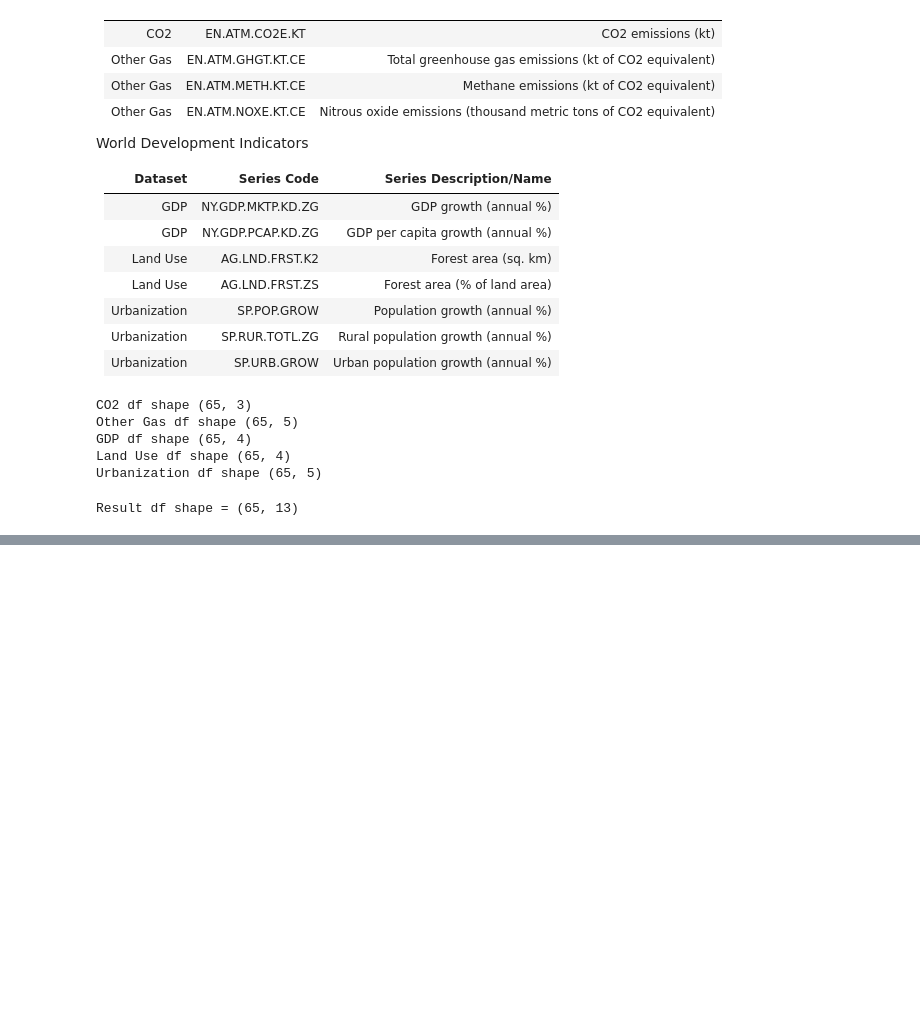
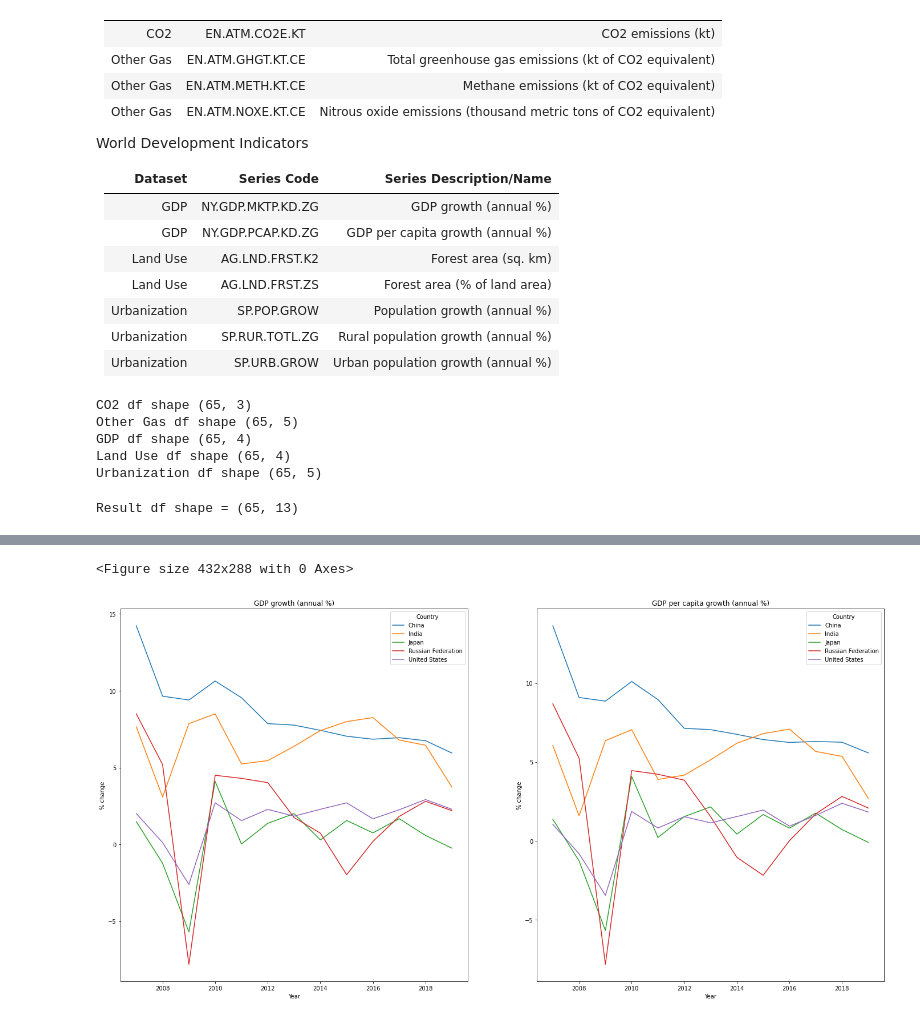
Before and after one commit to jords-santiago/humans_are_pollutants, a Jupyter notebook: 02_SourceCodes/01_Python_JupyterNotebook/02_Analysis_World_Bank_Devt_vs_Environment.ipynb, the cells around one changed output, grey strips where cells are left out. Drawn from its saved outputs; the diff is of its cells as text; code cells hidden in the pictures; blank space fills up the shorter version.

```diff
--- a/02_SourceCodes/01_Python_JupyterNotebook/02_Analysis_World_Bank_Devt_vs_Environment.ipynb
+++ b/02_SourceCodes/01_Python_JupyterNotebook/02_Analysis_World_Bank_Devt_vs_Environment.ipynb
@@ -82,0 +127,15 @@ Result df shape = (65, 13)
+# %%
+plt.clf()
+fig, axes = plt.subplots(1, 2, figsize=(24,12))
+axes[0].set_ylabel('% change')
+axes[1].set_ylabel('% change')
+
+axes[0].set_title('GDP growth (annual %)')
+axes[1].set_title('GDP per capita growth (annual %)')
+
+sns.lineplot(x='Year', y='NY.GDP.MKTP.KD.ZG', data=resdf, hue='Country', ax=axes[0])
+sns.lineplot(x='Year', y='NY.GDP.PCAP.KD.ZG', data=resdf, hue='Country', ax=axes[1])
+plt.show()
+# %% [output]
+<Figure size 432x288 with 0 Axes>
+[figure, added]
```
Also changed, not shown: parts of 5 cells of this notebook.
